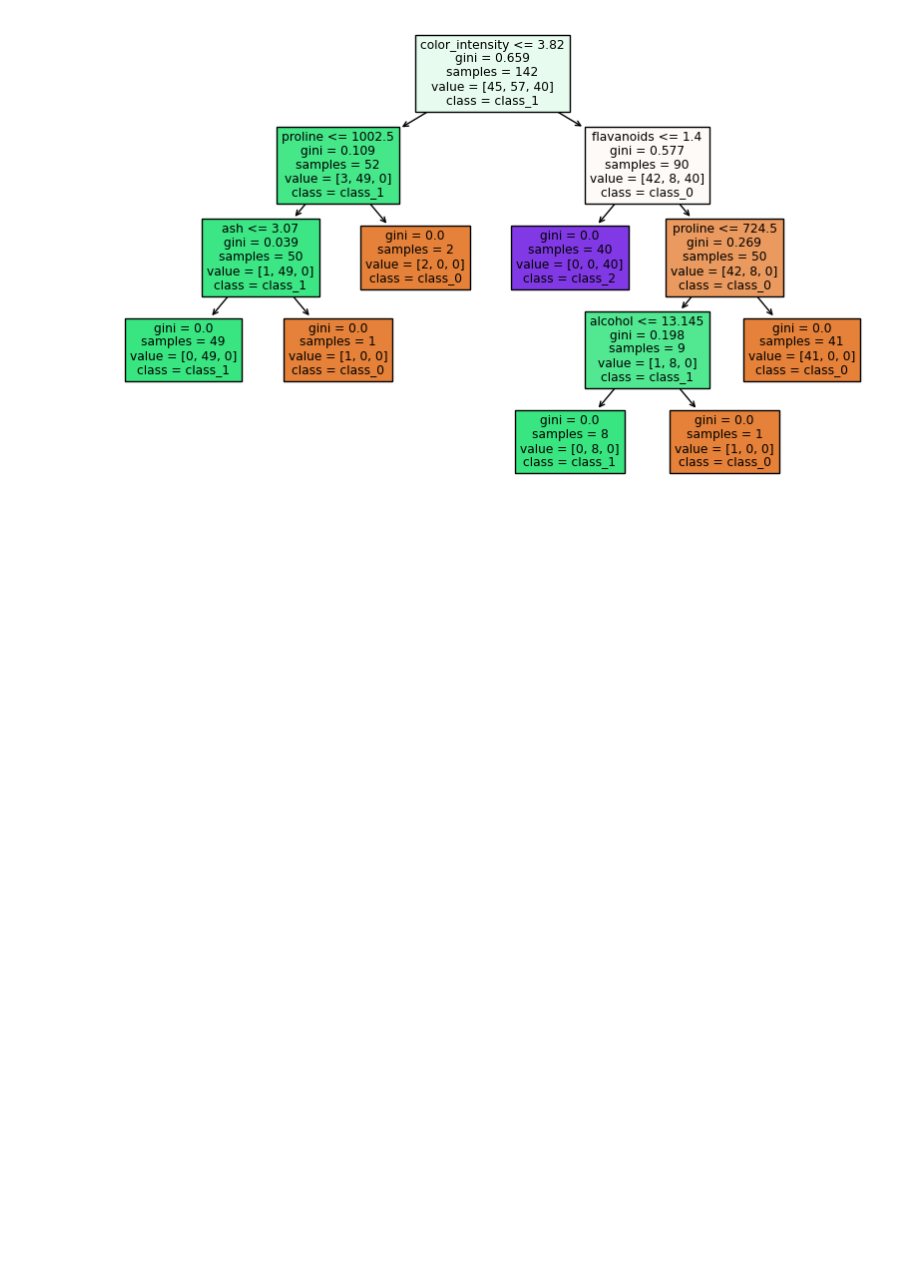
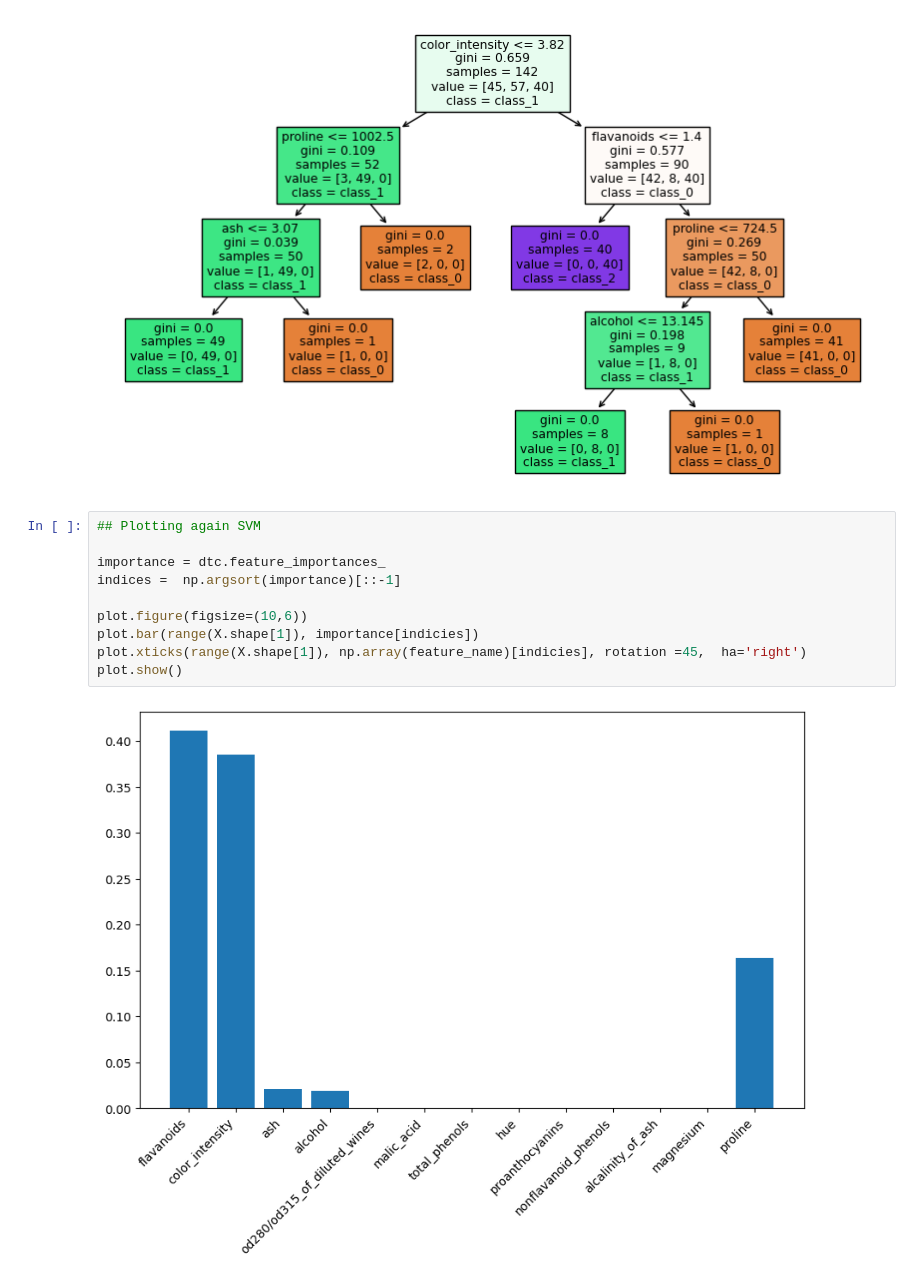
Before and after one commit to Rajiv-mar121/ai-ml, a Jupyter notebook: src/main/python/com/bits/xAi-1.ipynb, the cells around one changed output. Saved outputs shown, nothing was run; the diff lists cells and outputs as text; blank space fills up the shorter version.

```diff
--- a/src/main/python/com/bits/xAi-1.ipynb
+++ b/src/main/python/com/bits/xAi-1.ipynb
@@ -125,3 +125,15 @@ plot_tree(dtc,feature_names=wine.feature_names, class_names=wine.target_names, f
 plot.show()
 # %% [output]
 [figure]
+# %%
+## Plotting again SVM
+
+importance = dtc.feature_importances_
+indices =  np.argsort(importance)[::-1]
+
+plot.figure(figsize=(10,6))
+plot.bar(range(X.shape[1]), importance[indicies])
+plot.xticks(range(X.shape[1]), np.array(feature_name)[indicies], rotation =45,  ha='right')
+plot.show()
+# %% [output]
+[figure, added]
```
Also changed, not shown: parts of 1 cell of this notebook.
